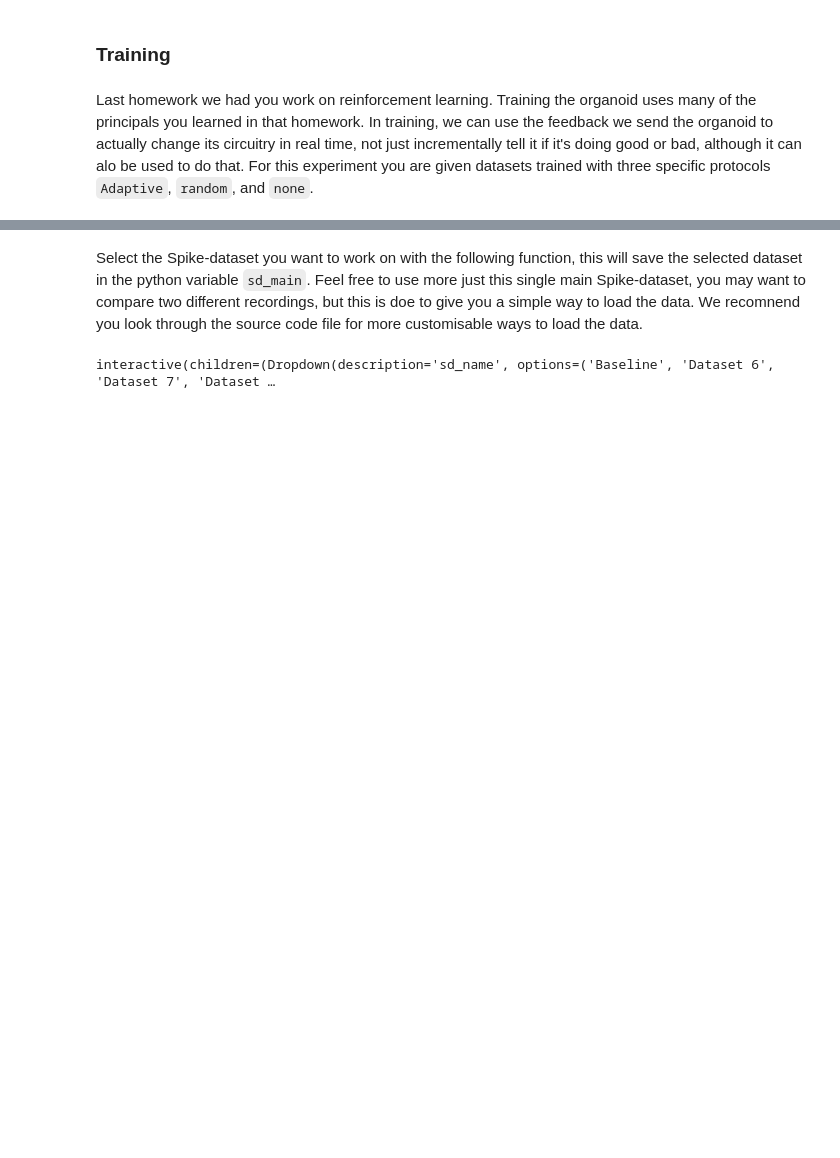
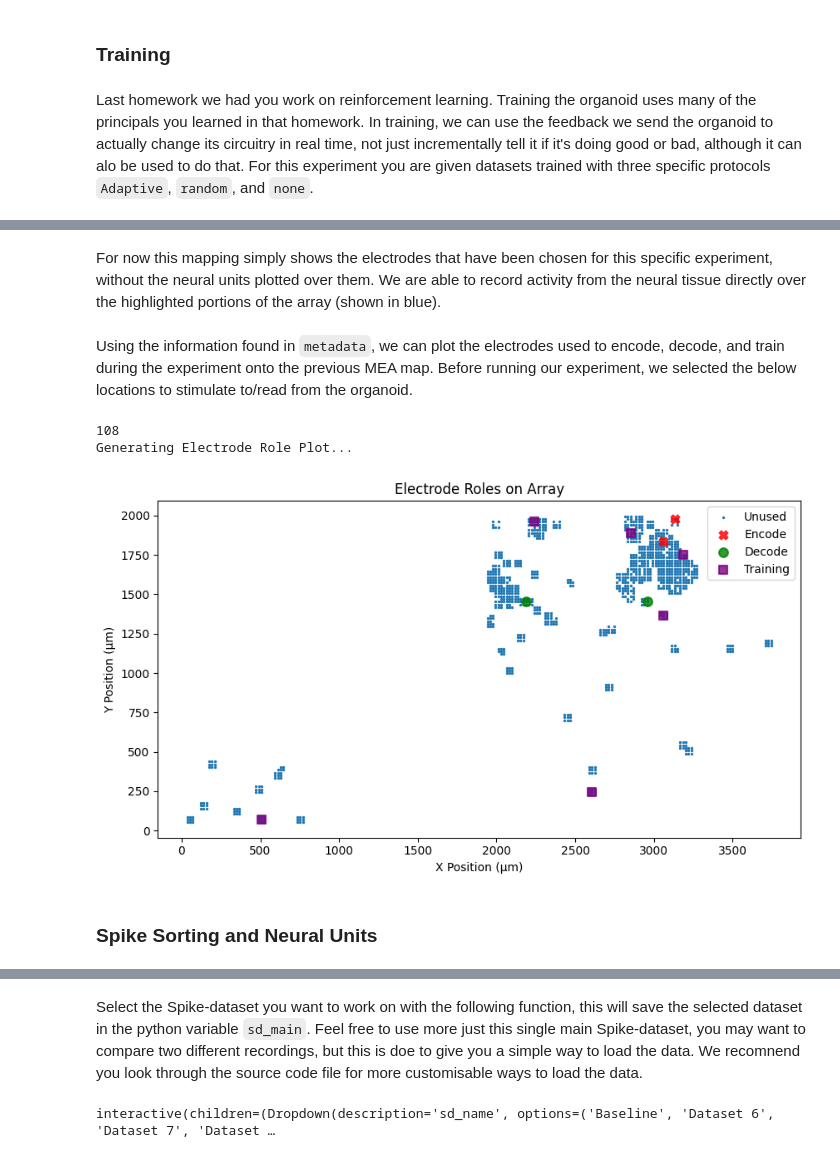
Before and after one commit to Braingeneers-Education/WetAI-Final-Project-Spring-2025, a Jupyter notebook: cartpole_analysis.ipynb, the cells around one changed output, grey strips where cells are left out. Cells and saved outputs as stored; diff of their text form; code cells hidden in the pictures; blank space fills up the shorter version.

Commit message:
Section on experiment background mostly done

```diff
--- a/cartpole_analysis.ipynb
+++ b/cartpole_analysis.ipynb
@@ -203,0 +294,12 @@ Encoding through stimulations allows us to send the organoid information, howeve
+# %% [markdown]
+For now this mapping simply shows the electrodes that have been chosen for this specific experiment, without the neural units plotted over them. We are able to record activity from the neural tissue directly over the highlighted portions of the array (shown in blue).
+# %% [markdown]
+Using the information found in `metadata`, we can plot the electrodes used to encode, decode, and train during the experiment onto the previous MEA map. Before running our experiment, we selected the below locations to stimulate to/read from the organoid.
+# %%
+Architecture_Map()
+# %% [output]
+108
+Generating Electrode Role Plot...
+[figure, added]
+# %% [markdown]
+### Spike Sorting and  Neural Units
```
Also changed, not shown: parts of 79 cells of this notebook, 2 other files.
